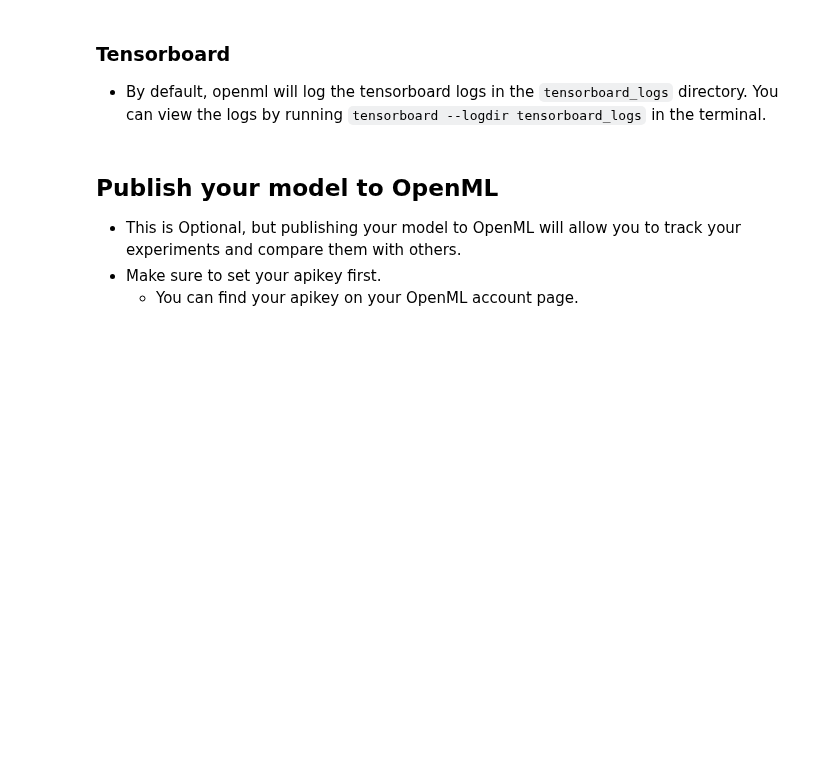
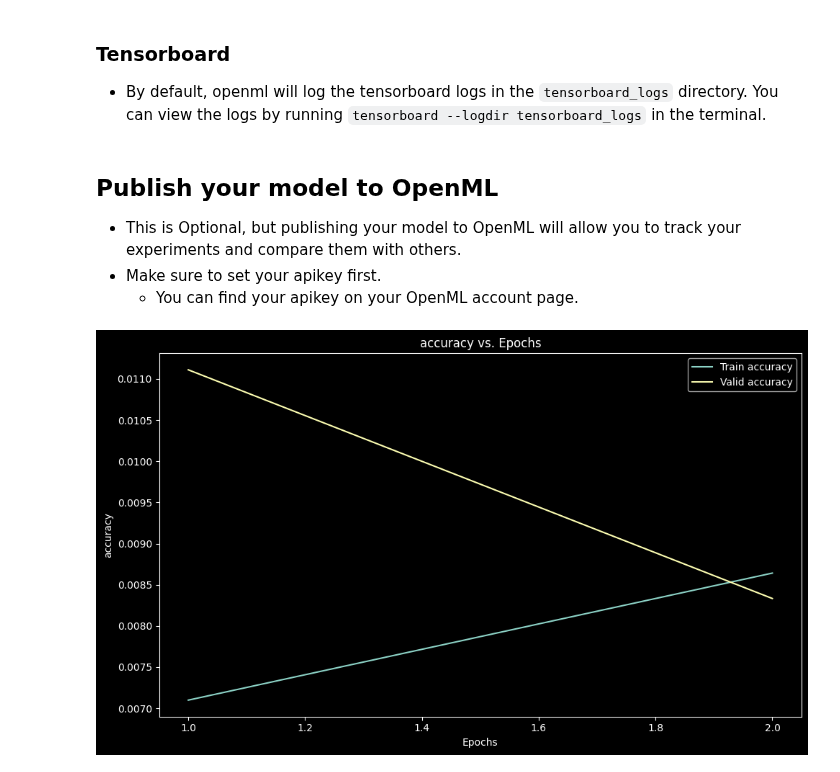
Before and after one commit to openml/openml-pytorch, a Jupyter notebook: docs/Examples/Image Classification Task.ipynb, the cells around one changed output. Saved outputs shown, nothing was run; the diff lists cells and outputs as text; code cells hidden in the pictures; blank space fills up the shorter version.

```diff
--- a/docs/Examples/Image Classification Task.ipynb
+++ b/docs/Examples/Image Classification Task.ipynb
@@ -101,3 +172,7 @@ trainer.export_to_netron()
 - This is Optional, but publishing your model to OpenML will allow you to track your experiments and compare them with others.
 - Make sure to set your apikey first.
   - You can find your apikey on your OpenML account page.
+# %%
+trainer.plot_all_metrics()
+# %% [output]
+[figure, added]
```
Also changed, not shown: parts of 10 cells of this notebook, 9 other files.
